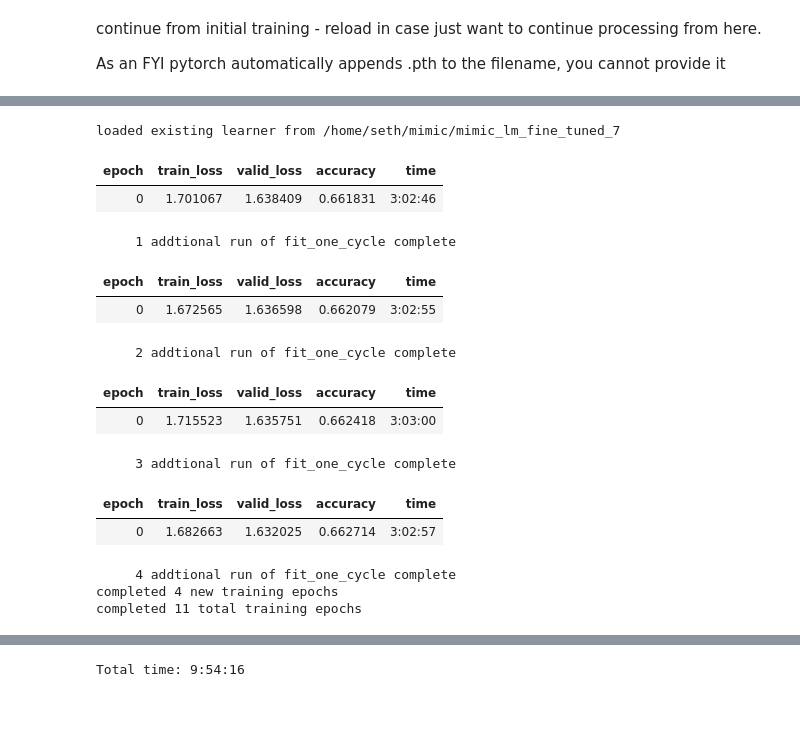
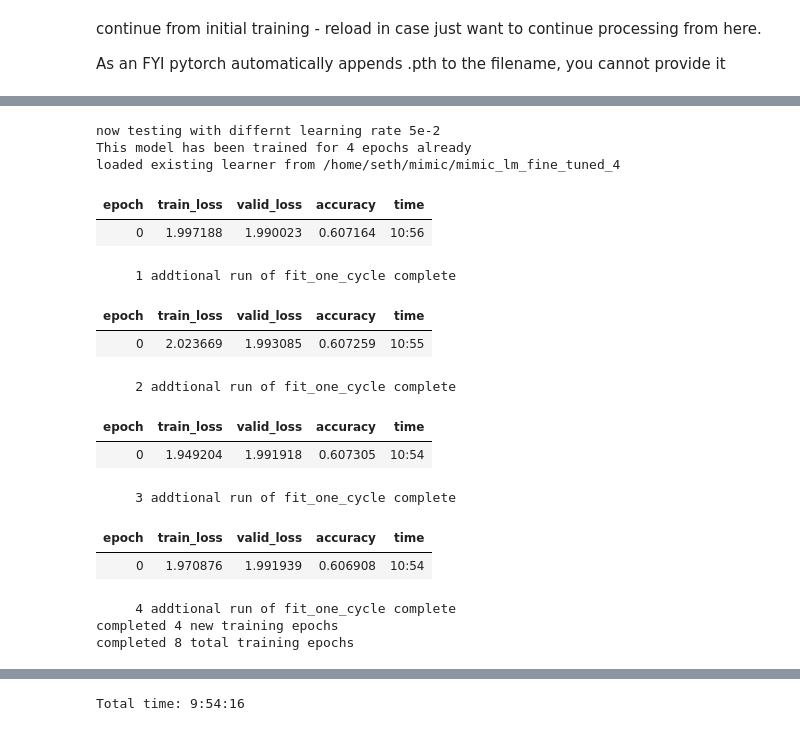
Before and after one commit to magic-lantern/fastai-notes, a Jupyter notebook: mimic_nlp.ipynb, the cells around one changed output, grey strips where cells are left out. Cells and saved outputs as stored; diff of their text form; code cells hidden in the pictures.

Commit message:
Working on evaluating feasibilty of resuming training

````diff
--- a/mimic_nlp.ipynb
+++ b/mimic_nlp.ipynb
@@ -41,6 +41,11 @@ t_gpu = torch.rand(500,500,500).cuda()
 %timeit t_gpu @ t_gpu
 ```
 # %%
+# original data set too large to work with in reasonable time due to limted GPU resources
+pct_data_sample = 0.01
+# how much to hold out for validation
+valid_pct = 0.1
+
 # pandas doesn't understand ~, so provide full path
 base_path = Path('/home/seth/mimic')
 
@@ -102,7 +107,7 @@ Wall time: 3.28 s
 # %% [markdown]
 Due to data set size and performance reasons, working with a 10% sample. Use same random see to get same results from subsequent runs.
 # %%
-df = orig_df.sample(frac=0.1, random_state=seed)
+df = orig_df.sample(frac=pct_data_sample, random_state=seed)
 # %%
 # if you want to free up some memory
 # orig_df = None
@@ -197,7 +202,7 @@ else:
     print('creating new language model')
     data_lm = (TextList.from_df(df, 'texts.csv', cols='TEXT')
                #df has several columns; actual text is in column TEXT
-               .split_by_rand_pct(valid_pct=0.1, seed=seed)
+               .split_by_rand_pct(valid_pct=valid_pct, seed=seed)
                #We randomly split and keep 10% for validation
                .label_for_lm()
                #We want to do a language model so we label accordingly
@@ -393,6 +409,8 @@ Output from next 4 runs:
     completed 4 new training epochs
     completed 11 total training epochs
 # %%
+print('now testing with differnt learning rate 5e-2')
+
 # if want to continue training existing model, set to True
 # if want to start fresh from the initialized language model, set to False
 # also, make sure to remove any previously created saved states before changing
@@ -402,51 +420,67 @@ continue_flag = True
 learn = language_model_learner(data_lm, AWD_LSTM, drop_mult=0.3)
 
 if continue_flag:
+    # mostly a duplicate of the previous cell, but necessary to make sure if just this cell
+    # is run, everything works correctly in continue mode
+    if os.path.isfile(cycles_file):
+        with open(cycles_file, 'rb') as f:
+            prev_cycles = pickle.load(f)
+        print('This model has been trained for', prev_cycles, 'epochs already')
     file = lm_base_file + str(prev_cycles)
     learner_file = base_path/file
     if os.path.isfile(str(learner_file) + '.pth'):
         learn.load(learner_file)
         print('loaded existing learner from', str(learner_file))
     else:
         # should not continue as could not find specified file
-        print('existing learner file not found')
+        print('existing learner file (', learner_file, 'not found')
         assert(False)
 else:
     prev_cycles = 0
-
-learn.unfreeze()
 
 ########################################################
 # set this to how many additional cycles you want to run
 ########################################################
 num_cycles = 4
 ########################################################
 
+# learn.fit_one_cycle(4, 5e-2, moms=(0.8,0.7))
+# print('    ', n + 1, 'addtional run of fit_one_cycle complete')
+# file = lm_base_file + str(prev_cycles + n + 1)
+# learner_file = base_path/file
+# learn.save(learner_file)
+# with open(cycles_file, 'wb') as f:
+#     pickle.dump(prev_cycles + n + 1, f)
+# release_mem()
+
+
 for n in range(num_cycles):
-    learn.fit_one_cycle(1, 5e-3, moms=(0.8,0.7))
+    learn.fit_one_cycle(1, 5e-2, moms=(0.8,0.7))
     print('    ', n + 1, 'addtional run of fit_one_cycle complete')
     file = lm_base_file + str(prev_cycles + n + 1)
     learner_file = base_path/file
     learn.save(learner_file)
     with open(cycles_file, 'wb') as f:
         pickle.dump(prev_cycles + n + 1, f)
     release_mem()
 
 print('completed', num_cycles, 'new training epochs')
 print('completed', num_cycles + prev_cycles, 'total training epochs')
 # %% [output]
-loaded existing learner from /home/seth/mimic/mimic_lm_fine_tuned_7
+now testing with differnt learning rate 5e-2
+This model has been trained for 4 epochs already
+loaded existing learner from /home/seth/mimic/mimic_lm_fine_tuned_4
 | epoch | train_loss | valid_loss | accuracy | time |
-| 0 | 1.701067 | 1.638409 | 0.661831 | 3:02:46 |
+| 0 | 1.997188 | 1.990023 | 0.607164 | 10:56 |
      1 addtional run of fit_one_cycle complete
 | epoch | train_loss | valid_loss | accuracy | time |
-| 0 | 1.672565 | 1.636598 | 0.662079 | 3:02:55 |
+| 0 | 2.023669 | 1.993085 | 0.607259 | 10:55 |
      2 addtional run of fit_one_cycle complete
 | epoch | train_loss | valid_loss | accuracy | time |
-| 0 | 1.715523 | 1.635751 | 0.662418 | 3:03:00 |
+| 0 | 1.949204 | 1.991918 | 0.607305 | 10:54 |
      3 addtional run of fit_one_cycle complete
 | epoch | train_loss | valid_loss | accuracy | time |
-| 0 | 1.682663 | 1.632025 | 0.662714 | 3:02:57 |
+| 0 | 1.970876 | 1.991939 | 0.606908 | 10:54 |
      4 addtional run of fit_one_cycle complete
 completed 4 new training epochs
-completed 11 total training epochs
+completed 8 total training epochs
````
Also changed, not shown: parts of 16 cells of this notebook, 2 other files.
